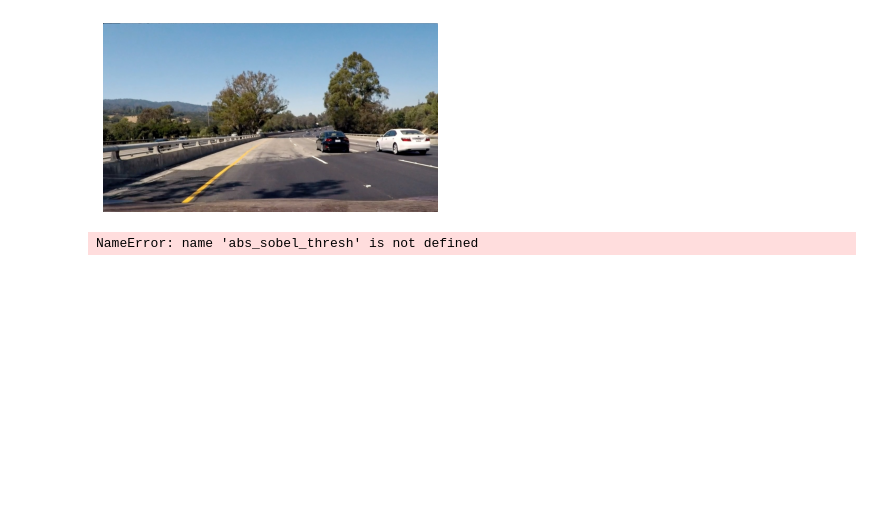
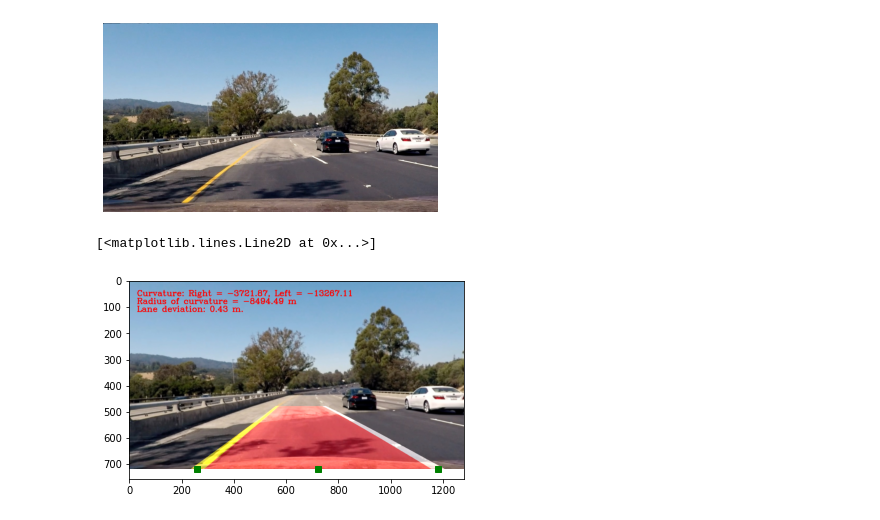
Before and after one commit to MohanadSafwat/Image-Processing-Project, a Jupyter notebook: car_lanes.ipynb, the cells around one changed output. Cells and saved outputs as stored; diff of their text form; code cells hidden in the pictures; blank space fills up the shorter version.

```diff
--- a/car_lanes.ipynb
+++ b/car_lanes.ipynb
@@ -240,4 +240,29 @@ def get_initial_mask(img,window_sz):
         ind_peakR_prev = ind_peakR
 
     return mask_L_i,mask_R_i
+# %%
+def get_val(y,pol_a):
+    # Returns value of a quadratic polynomial
+    return pol_a[0]*y**2+pol_a[1]*y+pol_a[2]
+
+def draw_pw_lines(img,pts,color):
+    # This function draws lines connecting 10 points along the polynomial
+    pts = np.int_(pts)
+    for i in range(10):
+        x1 = pts[0][i][0]
+        y1 = pts[0][i][1]
+        x2 = pts[0][i+1][0]
+        y2 = pts[0][i+1][1]
+        cv2.line(img, (x1, y1), (x2, y2),color,50)
+
+def get_curvature(pol_a,y_pt):
+    # Returns curvature of a quadratic
+    A = pol_a[0]
+    B = pol_a[1]
+    R_curve = (1+(2*A*y_pt+B)**2)**1.5/2/A
+    return R_curve
+
+def stack_arr(arr):
+    # Stacks 1-channel array into 3-channel array to allow plotting
+    return np.stack((arr, arr,arr), axis=2)
 # %%
@@ -383,5 +536,12 @@ def pipeline_process_highway(image):
-# %%
-result_pipe = pipeline_process_highway(image)
-plt.imshow(result_pipe)
-# %% [output]
-NameError: name 'abs_sobel_thresh' is not defined
+# %%
+do_diagnosis = 0
+set_prev = 0
+
+result_pipe = pipeline_process_highway(image)
+plt.imshow(result_pipe)
+plt.plot(left_bot,720,'gs')
+plt.plot(right_bot,720,'gs')
+plt.plot((left_bot+right_bot)/2.0,720,'gs')
+# %% [output]
+[<matplotlib.lines.Line2D at 0x...>]
+[figure, added]
```
Also changed, not shown: parts of 6 cells of this notebook.
